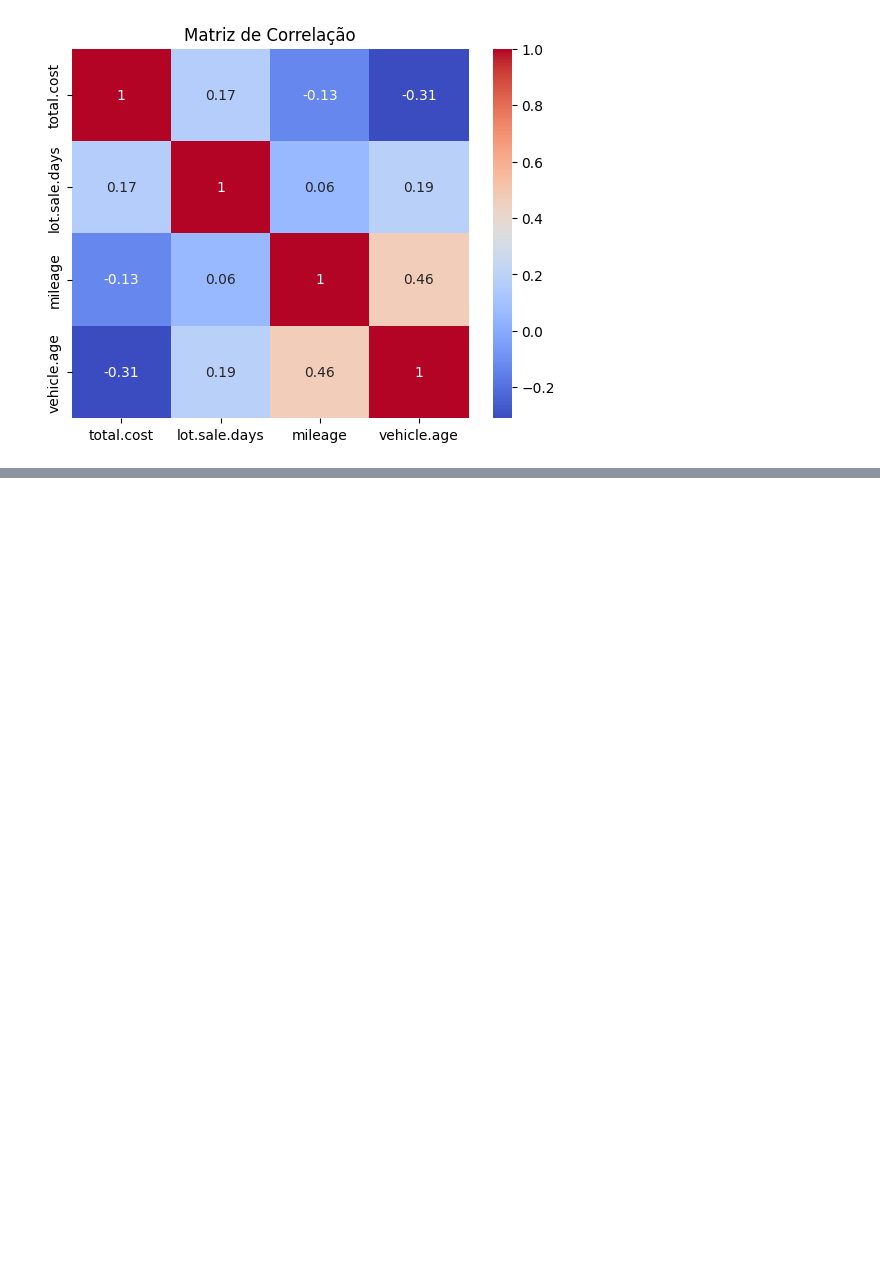
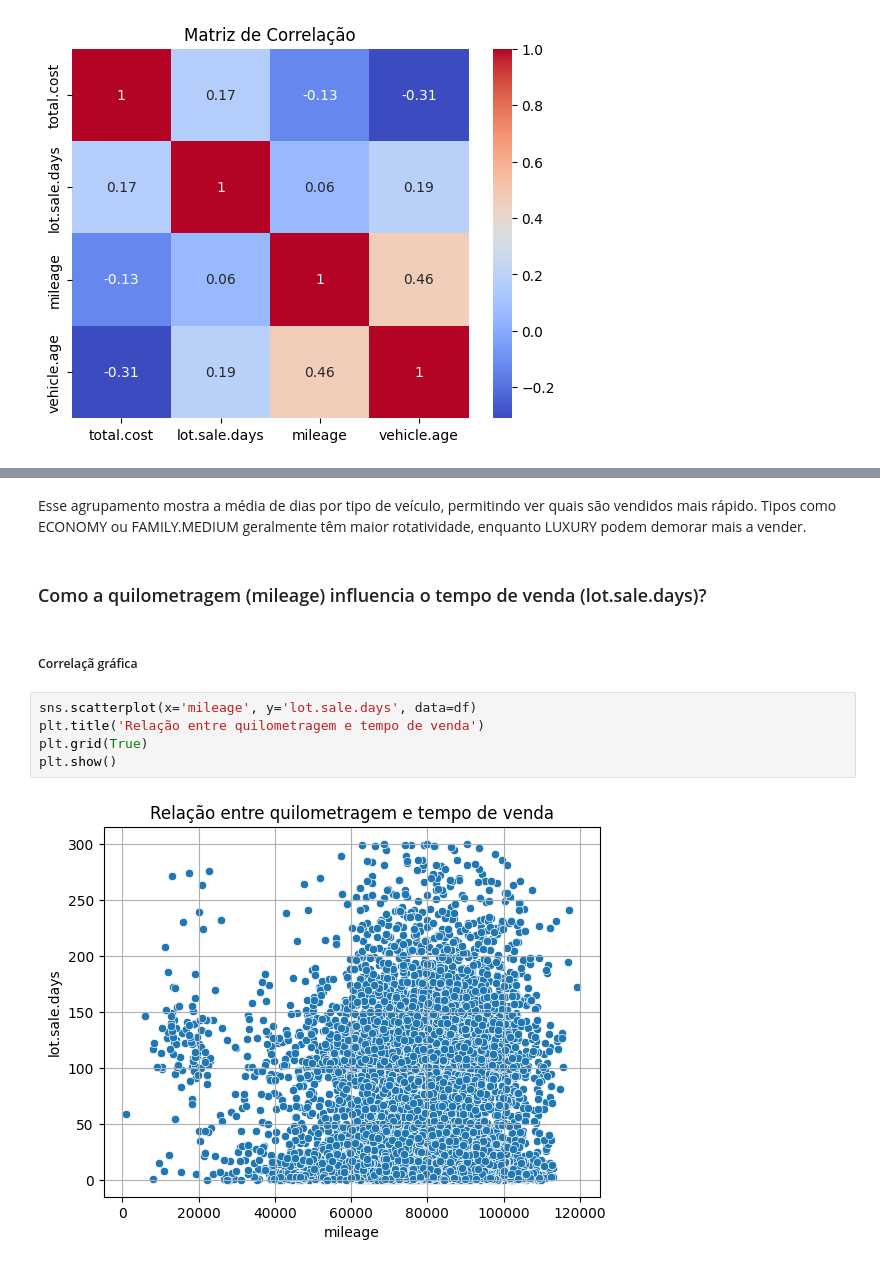
Before and after one commit to lucaslucena-la/Data_Science, a Jupyter notebook: carrosUsados_dataset/carros_usados.ipynb, the cells around one changed output, grey strips where cells are left out. Cells and saved outputs as stored; diff of their text form; blank space fills up the shorter version.

```diff
--- a/carrosUsados_dataset/carros_usados.ipynb
+++ b/carrosUsados_dataset/carros_usados.ipynb
@@ -278,0 +307,13 @@ plt.show()
+# %% [markdown]
+Esse agrupamento mostra a média de dias por tipo de veículo, permitindo ver quais são vendidos mais rápido. Tipos como ECONOMY ou FAMILY.MEDIUM geralmente têm maior rotatividade, enquanto LUXURY podem demorar mais a vender.
+# %% [markdown]
+###  Como a quilometragem (mileage) influencia o tempo de venda (lot.sale.days)?
+# %% [markdown]
+##### Correlaçã gráfica
+# %%
+sns.scatterplot(x='mileage', y='lot.sale.days', data=df)
+plt.title('Relação entre quilometragem e tempo de venda')
+plt.grid(True)
+plt.show()
+# %% [output]
+[figure, added]
```
Also changed, not shown: parts of 58 cells of this notebook.
